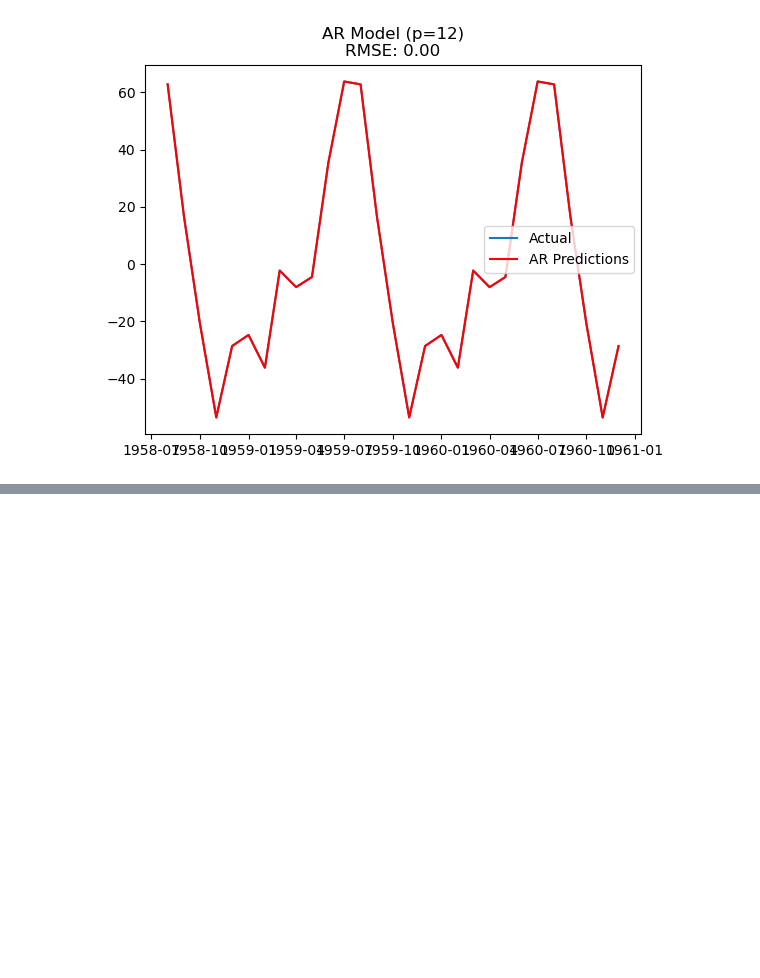
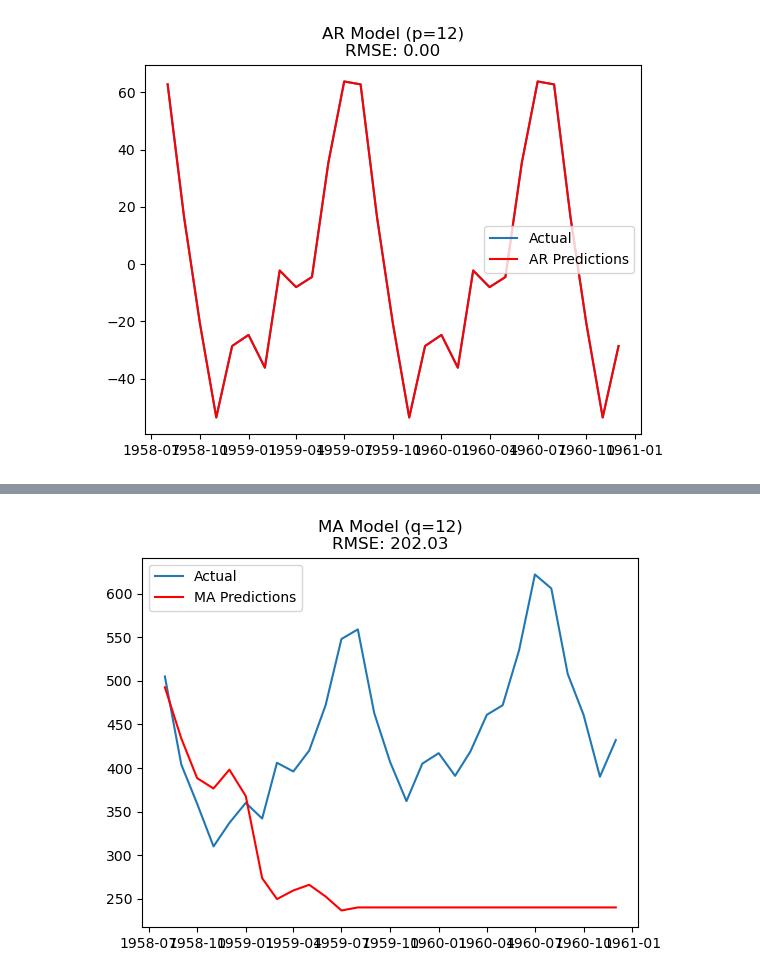
Before and after one commit to mcachosoblechero/time-series-examples, a Jupyter notebook: 3-time-series-statistical-models.ipynb, the cells around one changed output, grey strips where cells are left out. Drawn from its saved outputs; the diff is of its cells as text; code cells hidden in the pictures; blank space fills up the shorter version.

Commit message:
Add MA analysis

```diff
--- a/3-time-series-statistical-models.ipynb
+++ b/3-time-series-statistical-models.ipynb
@@ -191,0 +196,23 @@ run_AR_analysis(train_data=season_train_data, test_data=season_test_data, p=12)
+# %%
+def run_MA_analysis(train_data, test_data, q):
+
+    # Train MA model
+    ma_model = ARIMA(train_data, order=(0, 0, q))
+    ma_model_fit = ma_model.fit()
+
+    # Make predictions on the testing data
+    ma_predictions = ma_model_fit.predict(start=len(train_data), end=len(train_data) + len(test_data) - 1, dynamic=False)
+
+    # Calculate RMSE
+    ma_rmse = np.sqrt(mean_squared_error(test_data, ma_predictions))
+
+    # Visualize AR model performance
+    plt.plot(test_data, label="Actual")
+    plt.plot(ma_predictions, color="red", label="MA Predictions")
+    plt.legend()
+    plt.title(f"MA Model (q={q})\nRMSE: {ma_rmse:.2f}")
+    plt.show()
+# %%
+run_MA_analysis(train_data=train_data, test_data=test_data, q=12)
+# %% [output]
+[figure, added]
```
Also changed, not shown: parts of 4 cells of this notebook.
